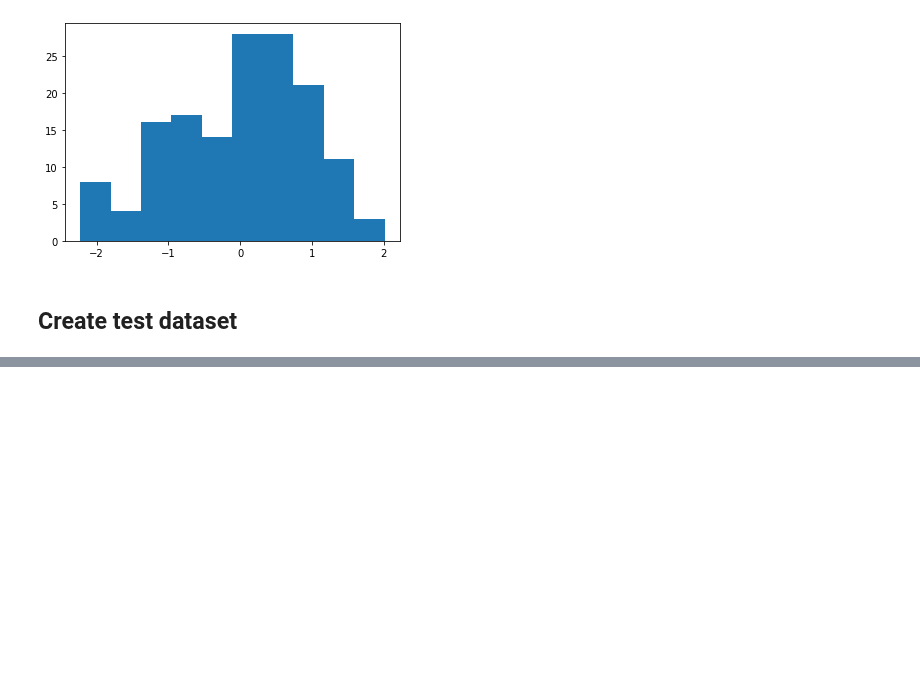
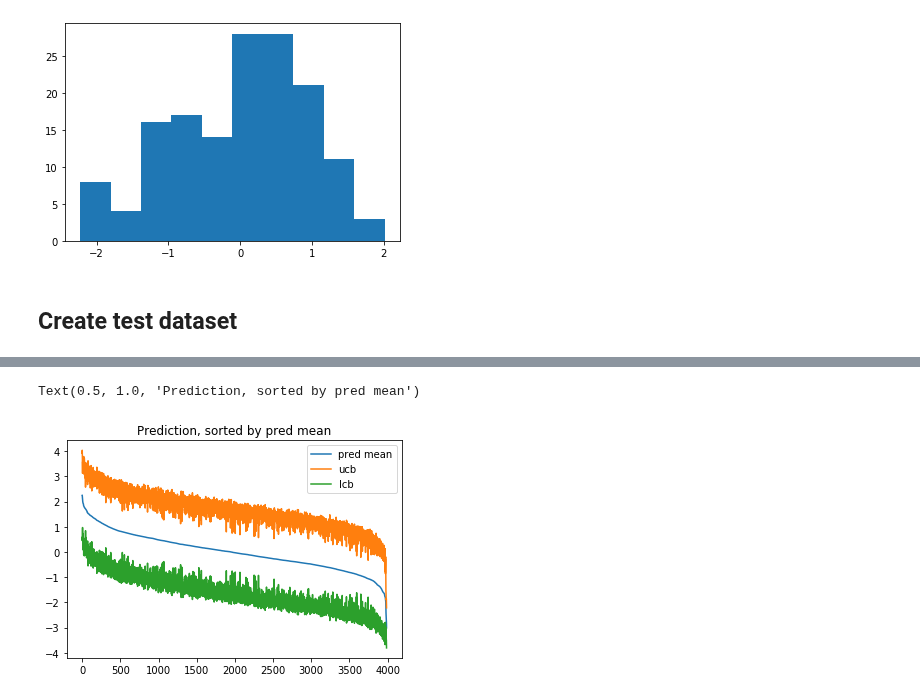
Before and after one commit to mholowko/Solaris, a Jupyter notebook: notebooks/result_analysis/Batch_ucb.ipynb, the cells around one changed output, grey strips where cells are left out. Drawn from its saved outputs; the diff is of its cells as text; code cells hidden in the pictures; blank space fills up the shorter version.

```diff
--- a/notebooks/result_analysis/Batch_ucb.ipynb
+++ b/notebooks/result_analysis/Batch_ucb.ipynb
@@ -176,0 +252,3 @@ Attributes:
+# %%
+sorted_mean_test_df = gpr.test_df.sort_values(['pred mean'], ascending=False)
+sorted_mean_test_df
@@ -176,0 +269,9 @@ Attributes:
+# %%
+plt.plot(range(len(sorted_mean_test_df)), sorted_mean_test_df['pred mean'], label = 'pred mean')
+plt.plot(range(len(sorted_mean_test_df)), sorted_mean_test_df['pred mean'] + sorted_mean_test_df['pred std'], label ='ucb')
+plt.plot(range(len(sorted_mean_test_df)), sorted_mean_test_df['pred mean'] - sorted_mean_test_df['pred std'], label ='lcb')
+plt.legend()
+plt.title('Prediction, sorted by pred mean')
+# %% [output]
+Text(0.5, 1.0, 'Prediction, sorted by pred mean')
+[figure, added]
```
Also changed, not shown: parts of 45 cells of this notebook, 3 other files.
